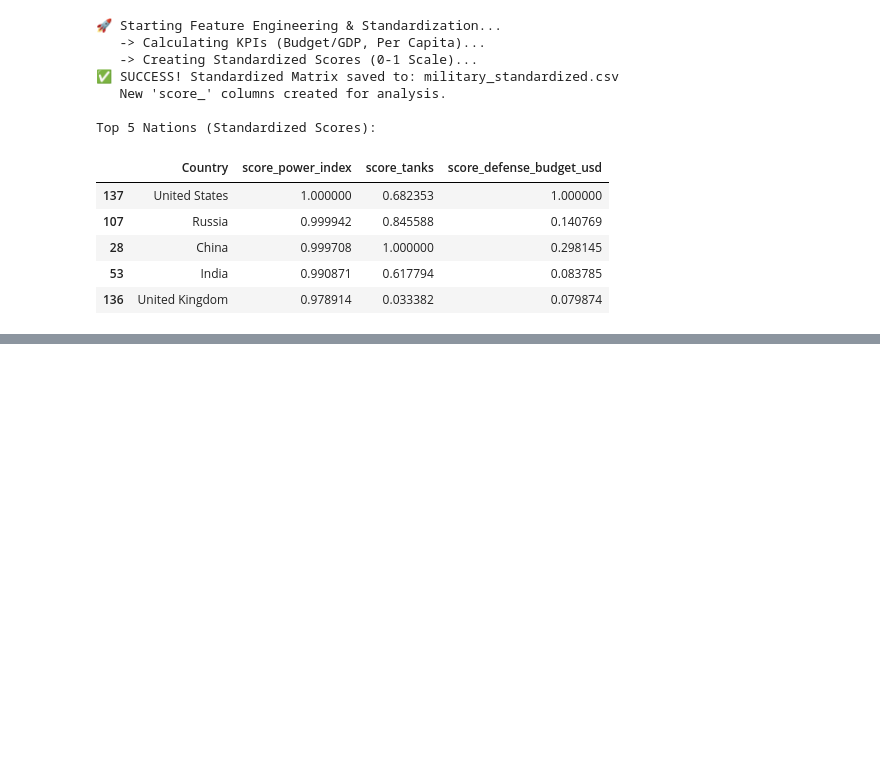
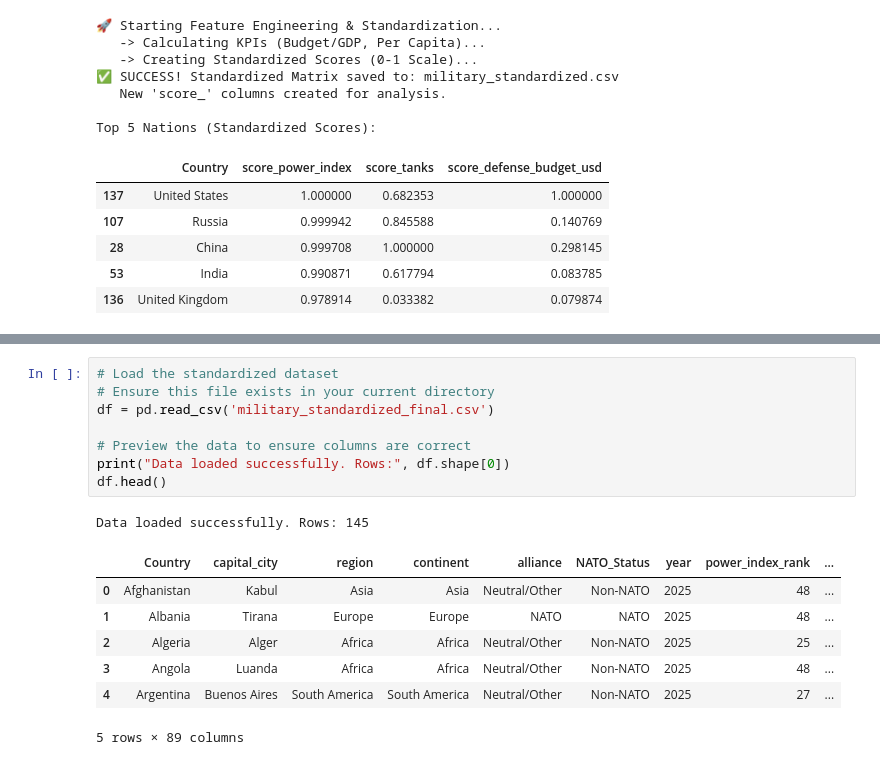
Before and after one commit to springboardmentor9999x-rgb/Military-Analytics-Dashboard, a Jupyter notebook: scrape_military_metrics.ipynb, the cells around one changed output, grey strips where cells are left out. Cells and saved outputs as stored; diff of their text form; blank space fills up the shorter version.

Commit message:
Completed Module 3: Added KPI calculations and cleaned data for dashboard

```diff
--- a/scrape_military_metrics.ipynb
+++ b/scrape_military_metrics.ipynb
@@ -650,0 +713,17 @@ Top 5 Nations (Standardized Scores):
+# %%
+# Load the standardized dataset
+# Ensure this file exists in your current directory
+df = pd.read_csv('military_standardized_final.csv')
+
+# Preview the data to ensure columns are correct
+print("Data loaded successfully. Rows:", df.shape[0])
+df.head()
+# %% [output]
+Data loaded successfully. Rows: 145
+|  | Country | capital_city | region | continent | alliance | NATO_Status | year | power_index_rank | ... |
+| 0 | Afghanistan | Kabul | Asia | Asia | Neutral/Other | Non-NATO | 2025 | 48 | ... |
+| 1 | Albania | Tirana | Europe | Europe | NATO | NATO | 2025 | 48 | ... |
+| 2 | Algeria | Alger | Africa | Africa | Neutral/Other | Non-NATO | 2025 | 25 | ... |
+| 3 | Angola | Luanda | Africa | Africa | Neutral/Other | Non-NATO | 2025 | 48 | ... |
+| 4 | Argentina | Buenos Aires | South America | South America | Neutral/Other | Non-NATO | 2025 | 27 | ... |
+5 rows × 89 columns
```
Also changed, not shown: parts of 13 cells of this notebook, 2 other files.
